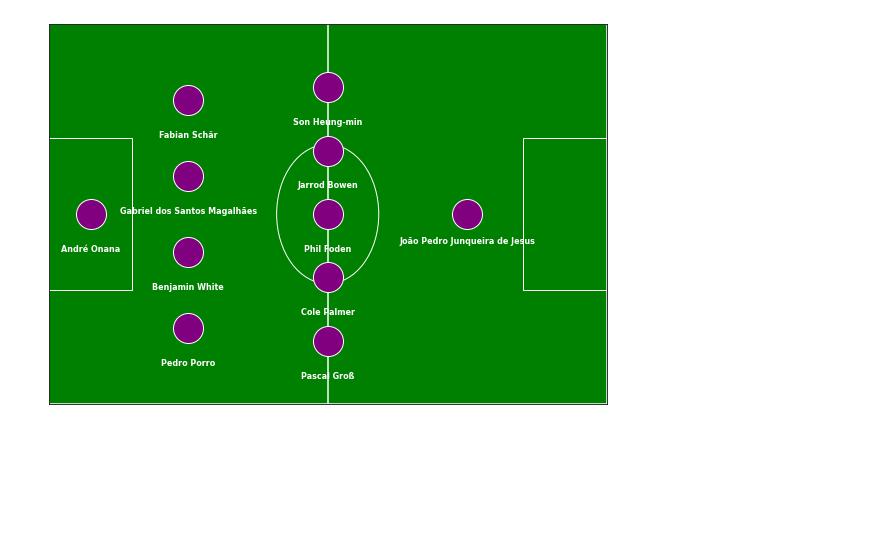
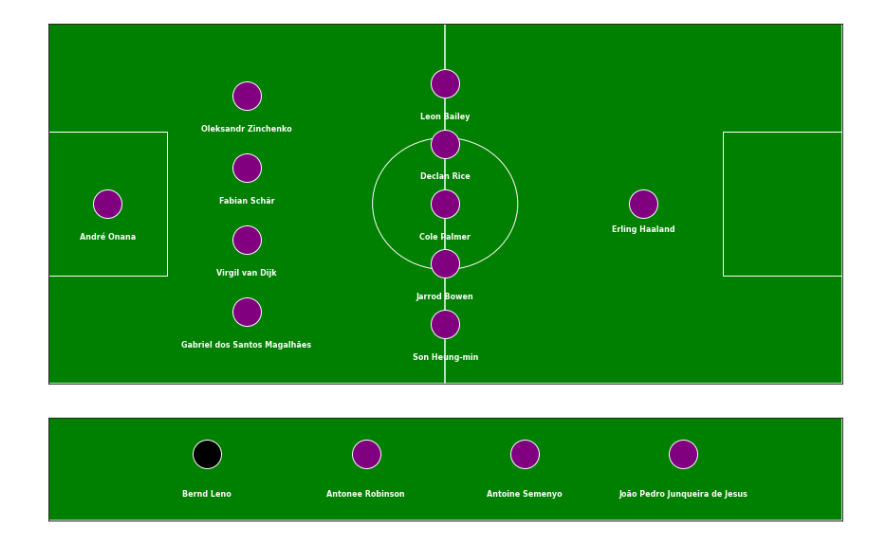
Before and after one commit to MUbarak123-56/fpl_team_optimization, a Jupyter notebook: formation_selection.ipynb, the cells around one changed output. Cells and saved outputs as stored; diff of their text form; code cells hidden in the pictures; blank space fills up the shorter version.

```diff
--- a/formation_selection.ipynb
+++ b/formation_selection.ipynb
@@ -110,14 +151,27 @@ lineup_df = lineup_df[(lineup_df['variable'].str.startswith(
     'x', na=False)) & (lineup_df['selected'] == 1)]
 lineup_df = df_use.merge(lineup_df, on=['variable'])
 
-# Print line-up and maximized energy for the objective function
-gk = lineup_df[lineup_df["position"] == "GK"]
-defense_list = lineup_df[lineup_df["position"] == "DEF"]
-midfield_list = lineup_df[lineup_df["position"] == "MID"]
-attack_list = lineup_df[lineup_df["position"] == "FWD"]
-ordered_lineup_df = pd.concat([gk, defense_list, midfield_list, attack_list], axis=0).reset_index(drop=True)
-ordered_lineup_df = ordered_lineup_df[["name", "position", "value", "total_points"]]
-print(ordered_lineup_df)
-print("Total sum of points: ", ordered_lineup_df['total_points'].sum())
-print("Total budget: ", ordered_lineup_df['value'].sum())
+# Obtain starting line-up
+gk = lineup_df[lineup_df["position"] == "GK"].sort_values("total_points", ascending=False).head(1)
+defense_list = lineup_df[lineup_df["position"] == "DEF"].sort_values("total_points", ascending=False).head(defense)
+midfield_list = lineup_df[lineup_df["position"] == "MID"].sort_values("total_points", ascending=False).head(midfield)
+attack_list = lineup_df[lineup_df["position"] == "FWD"].sort_values("total_points", ascending=False).head(forward)
+start_lineup_df = pd.concat([gk, defense_list, midfield_list, attack_list], axis=0).reset_index(drop=True)
+start_lineup_df = start_lineup_df[["name", "position", "value", "total_points", "team"]]
+
+# Obtain bench players
+gk = lineup_df[lineup_df["position"] == "GK"].sort_values("total_points", ascending=False).tail(1)
+defense_list = lineup_df[lineup_df["position"] == "DEF"].sort_values("total_points", ascending=False).tail(5-defense)
+midfield_list = lineup_df[lineup_df["position"] == "MID"].sort_values("total_points", ascending=False).tail(5-midfield)
+attack_list = lineup_df[lineup_df["position"] == "FWD"].sort_values("total_points", ascending=False).tail(3-forward)
+bench_lineup_df = pd.concat([gk, defense_list, midfield_list, attack_list], axis=0).reset_index(drop=True)
+bench_lineup_df = bench_lineup_df[["name", "position", "value", "total_points", "team"]]
+
+print("Starting Lineup")
+print(start_lineup_df)
+print("\n\n")
+print("Bench")
+print(bench_lineup_df)
+print("Total sum of points: ", lineup_df['total_points'].sum())
+print("Total budget: ", lineup_df['value'].sum())
 # %% [output]
@@ -152,7 +208,0 @@ ordered_lineup_df["name"].tolist()
-# %%
-line_up = ordered_lineup_df
-gk_names = line_up[line_up["position"]=="GK"]["name"].to_list()
-def_names = line_up[line_up["position"]=="DEF"]["name"].to_list()
-mid_names = line_up[line_up["position"]=="MID"]["name"].to_list()
-fwd_names = line_up[line_up["position"]=="FWD"]["name"].to_list()
-gk_names, def_names, mid_names, fwd_names
@@ -175,7 +217,7 @@ def draw_soccer_field():
     and 18-yard boxes.
     """
     # Create figure
-    fig, ax = plt.subplots(figsize=(10, 7))
+    fig, ax = plt.subplots(figsize=(15, 7))
     ax.set_facecolor('green')  # Set the background color to green
 
     # Draw the pitch outline
@@ -225,32 +267,32 @@ def plot_formation(line_up):
     def_names = line_up[line_up["position"]=="DEF"]["name"].to_list()
     mid_names = line_up[line_up["position"]=="MID"]["name"].to_list()
     fwd_names = line_up[line_up["position"]=="FWD"]["name"].to_list()
 
     ax.plot(15, 50, 'o', markersize=30, color="purple", markeredgecolor="white")  # Player icon
     ax.text(15, 50 - 8, gk_names[0], ha="center", va="top", color="white", fontsize=8, fontweight="bold")  # Player name
 
     def_len = len(def_names)
     def_num = list(np.linspace(0, 100, def_len+2))[1:-1]
     for i in range(len(def_num)):
         ax.plot(50, def_num[i], 'o', markersize=30, color="purple", markeredgecolor="white")  # Player icon
         ax.text(50, def_num[i] - 8, def_names[i], ha="center", va="top", color="white", fontsize=8, fontweight="bold")  # Player name
 
     mid_len = len(mid_names)
     mid_num = list(np.linspace(0, 100, mid_len+2))[1:-1]
     for i in range(len(mid_num)):
         ax.plot(100, mid_num[i], 'o', markersize=30, color="purple", markeredgecolor="white")  # Player icon
         ax.text(100, mid_num[i] - 8, mid_names[i], ha="center", va="top", color="white", fontsize=8, fontweight="bold")  # Player name
 
     fwd_len = len(fwd_names)
     fwd_num = list(np.linspace(0, 100, fwd_len+2))[1:-1]
     for i in range(len(fwd_num)):
         ax.plot(150, fwd_num[i], 'o', markersize=30, color="purple", markeredgecolor="white")  # Player icon
         ax.text(150, fwd_num[i] - 6, fwd_names[i], ha="center", va="top", color="white", fontsize=8, fontweight="bold")  # Player name
     plt.show()
 
 # Example: 4-3-3 formation with player roles
-formation = plot_formation(line_up)
+formation = plot_formation(start_lineup_df)
 
 formation
 # %% [output]
-[figure, old version]
+[figure, new version]
@@ -256,0 +339,4 @@ formation
+# %%
+plot_bench(bench_lineup_df)
+# %% [output]
+[figure, added]
```
Also changed, not shown: parts of 17 cells of this notebook, 4 other files.
